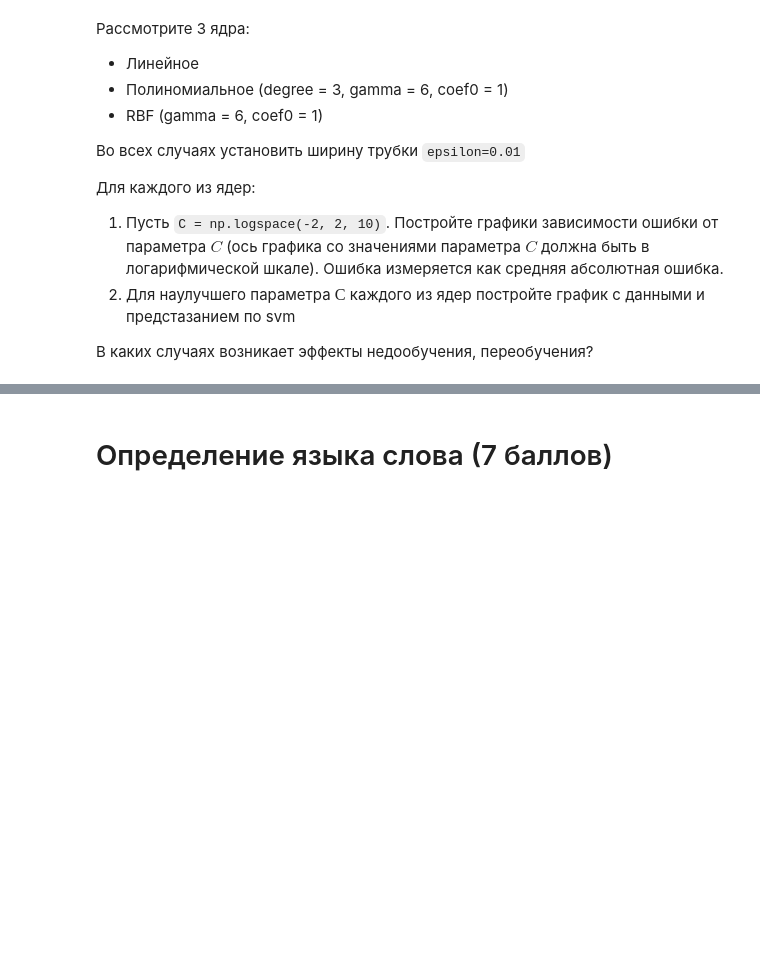
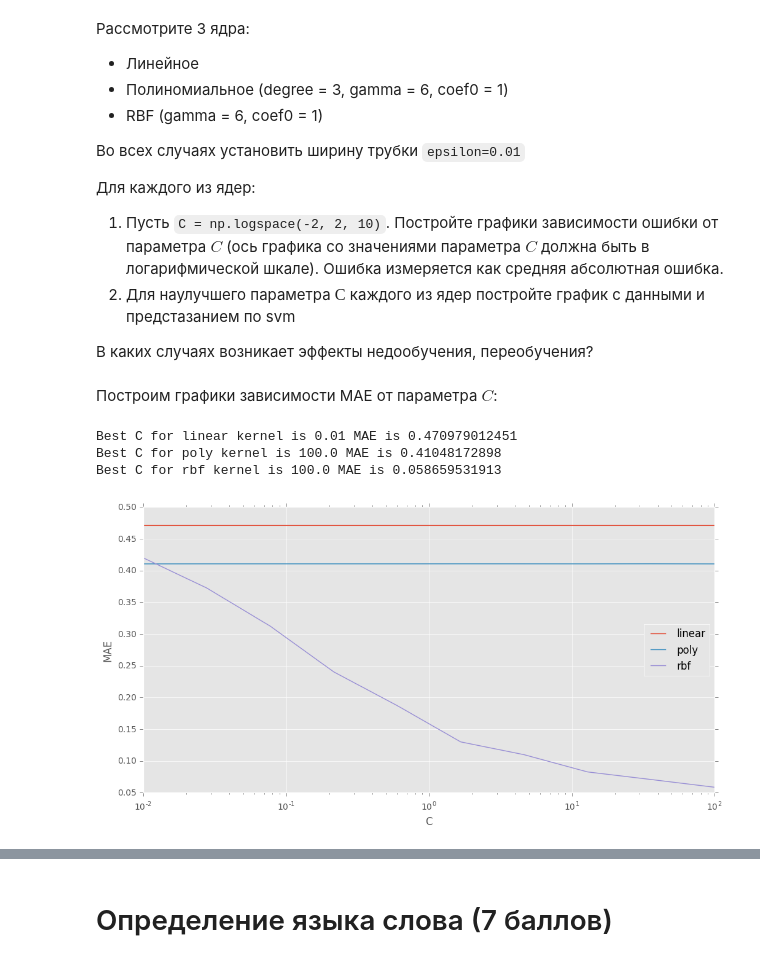
Before and after one commit to sergotail/homeworks, a Jupyter notebook: DM_1/hw5-svm/hw5-svm.ipynb, the cells around one changed output, grey strips where cells are left out. Saved outputs shown, nothing was run; the diff lists cells and outputs as text; code cells hidden in the pictures; blank space fills up the shorter version.

```diff
--- a/DM_1/hw5-svm/hw5-svm.ipynb
+++ b/DM_1/hw5-svm/hw5-svm.ipynb
@@ -204,0 +208,34 @@ from sklearn.metrics import mean_absolute_error
+# %% [markdown]
+ Построим графики зависимости MAE от параметра $C$:
+# %%
+epsilon = 0.01
+C_range = np.logspace(-2, 2, 10)
+best_C = OrderedDict()
+kernels = OrderedDict()
+kernels['linear'] = {}
+kernels['poly'] = {'degree': 3, 'gamma': 6, 'coef0': 1}
+kernels['rbf'] = {'gamma': 6, 'coef0': 1}
+plt.xlabel("C")
+plt.ylabel("MAE")
+plt.xscale('log')
+for kernel, params in kernels.iteritems():
+    maes = []
+    best_mae = 1.0
+    best_kernel_C = C_range[0]
+    for C in C_range:
+        svr = SVR(kernel=kernel, C=C, epsilon=epsilon, **kernels[kernel]).fit(X, y)
+        cur_mae = mean_absolute_error(y, svr.predict(X))
+        maes.append(cur_mae)
+        if cur_mae < best_mae:
+            best_mae = cur_mae
+            best_kernel_C = C
+    best_C[kernel] = best_kernel_C
+    print "Best C for", kernel, "kernel is", best_kernel_C, "MAE is", best_mae
+    plt.plot(C_range, maes, label=kernel)
+plt.legend(loc='right')
+plt.show()
+# %% [output]
+Best C for linear kernel is 0.01 MAE is 0.470979012451
+Best C for poly kernel is 100.0 MAE is 0.41048172898
+Best C for rbf kernel is 100.0 MAE is 0.058659531913
+[figure, added]
```
Also changed, not shown: parts of 30 cells of this notebook.
